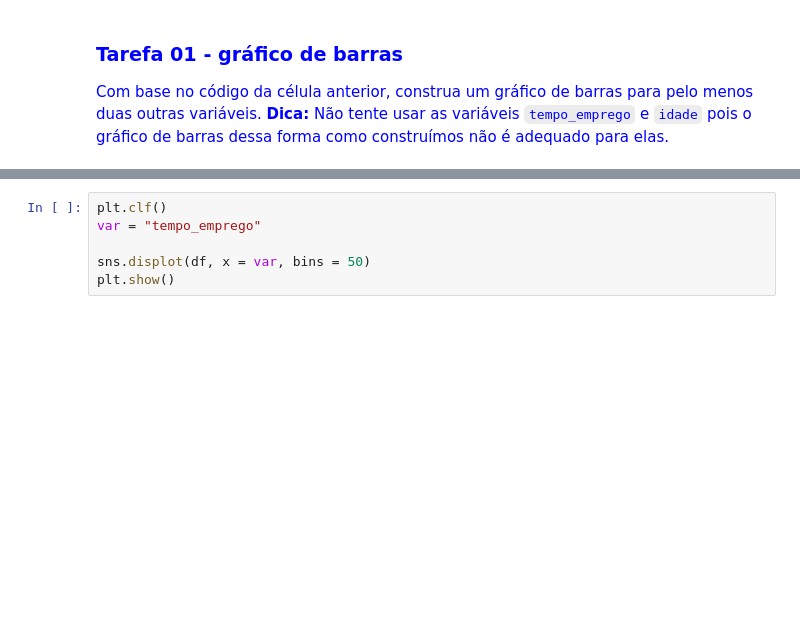
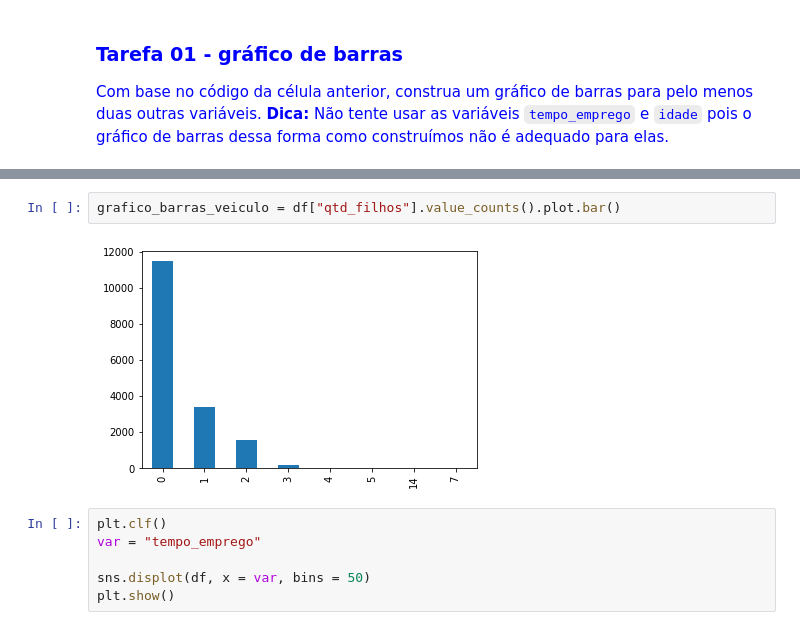
Before and after one commit to nerdmanPc/exercicio_2, a Jupyter notebook: Projeto 01 - Classificação de crédito.ipynb, the cells around one changed output, grey strips where cells are left out. Saved outputs shown, nothing was run; the diff lists cells and outputs as text; blank space fills up the shorter version.

```diff
--- a/Projeto 01 - Classificação de crédito.ipynb
+++ b/Projeto 01 - Classificação de crédito.ipynb
@@ -104,3 +108,7 @@ grafico_barras = df[var].value_counts().plot.bar()
+# %%
+grafico_barras_veiculo = df["qtd_filhos"].value_counts().plot.bar()
+# %% [output]
+[figure, added]
 # %%
 plt.clf()
 var = "tempo_emprego"
```
Also changed, not shown: parts of 11 cells of this notebook.
